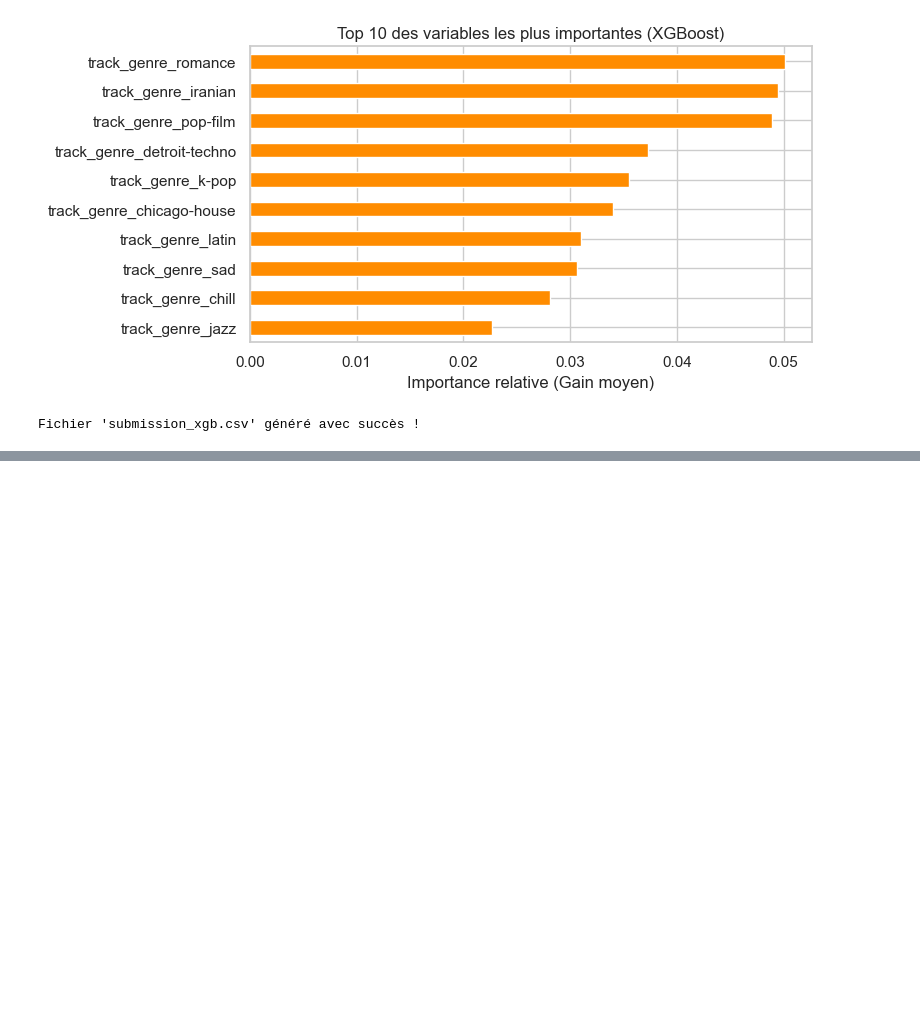
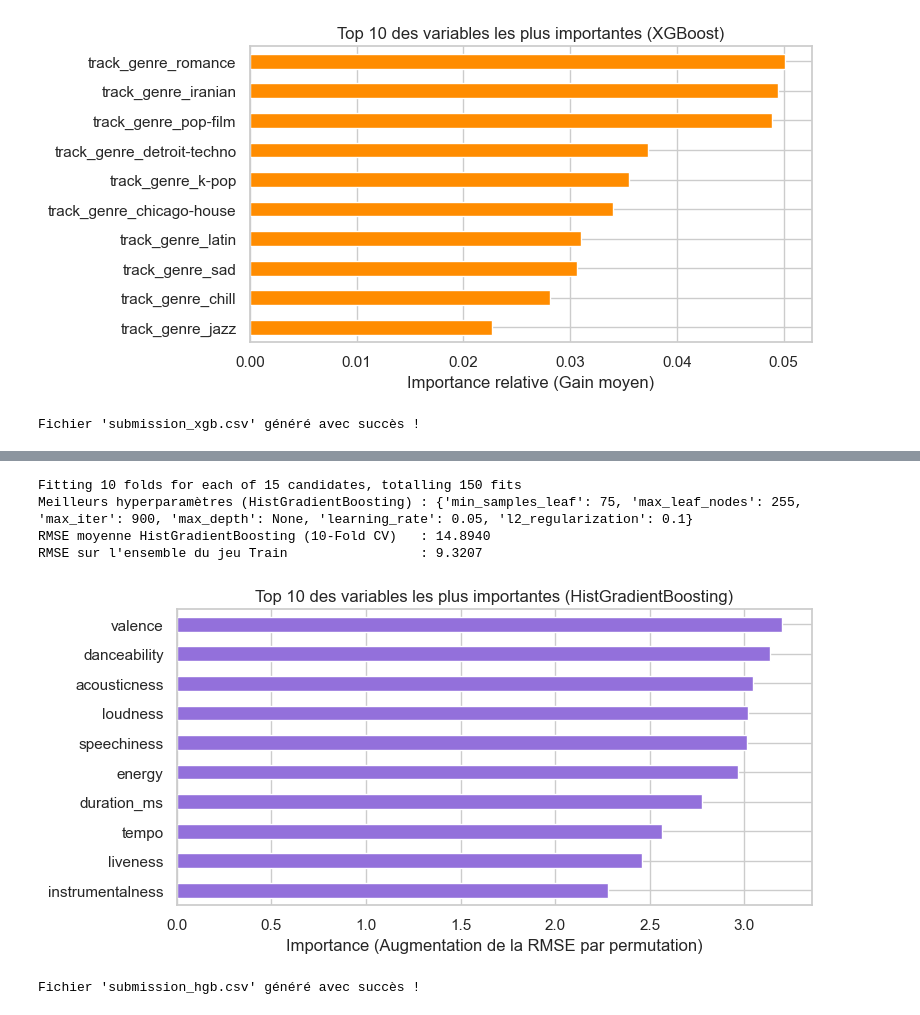
Before and after one commit to rmzd200/SpotifyML, a Jupyter notebook: notebooks/prediction_model.ipynb, the cells around one changed output, grey strips where cells are left out. Saved outputs shown, nothing was run; the diff lists cells and outputs as text; code cells hidden in the pictures; blank space fills up the shorter version.

```diff
--- a/notebooks/prediction_model.ipynb
+++ b/notebooks/prediction_model.ipynb
@@ -429,0 +440,80 @@ Fichier 'submission_xgb.csv' généré avec succès !
+# %%
+from sklearn.ensemble import HistGradientBoostingRegressor
+from sklearn.inspection import permutation_importance
+
+kf = KFold(n_splits=10, shuffle=True, random_state=42)
+param_dist_hgb = {
+    'max_iter': [800, 900, 1000],          # Équivalent de n_estimators
+    'learning_rate': [0.03, 0.05, 0.1],
+    'max_leaf_nodes': [31, 63, 127, 255], # Contrôle la complexité de chaque arbre (leaf-wise)
+    'max_depth': [None, 10, 15, 20],
+    'min_samples_leaf': [50, 75, 100],  # Nombre minimum d'échantillons par feuille
+    'l2_regularization': [0.0, 0.1, 0.2]  # Régularisation L2 sur les feuilles
+}
+
+# 2. Initialisation du modèle
+hgb = HistGradientBoostingRegressor(random_state=42)
+
+# 3. Recherche aléatoire sur les mêmes 10 plis (kf)
+search_hgb = RandomizedSearchCV(
+    estimator=hgb,
+    param_distributions=param_dist_hgb,
+    n_iter=15,
+    scoring='neg_root_mean_squared_error',
+    cv=kf,
+    random_state=42,
+    n_jobs=-1,
+    verbose=1
+)
+
+search_hgb.fit(X_train, y_train)
+
+# 4. Récupération du meilleur modèle et des scores RMSE
+best_hgb = search_hgb.best_estimator_
+best_hgb_rmse = -search_hgb.best_score_
+rmse_train_hgb = root_mean_squared_error(y_train, best_hgb.predict(X_train))
+
+print("Meilleurs hyperparamètres (HistGradientBoosting) :", search_hgb.best_params_)
+print(f"RMSE moyenne HistGradientBoosting (10-Fold CV)   : {best_hgb_rmse:.4f}")
+print(f"RMSE sur l'ensemble du jeu Train                 : {rmse_train_hgb:.4f}")
+# %% [output]
+Fitting 10 folds for each of 15 candidates, totalling 150 fits
+Meilleurs hyperparamètres (HistGradientBoosting) : {'min_samples_leaf': 75, 'max_leaf_nodes': 255, 'max_iter': 900, 'max_depth': None, 'learning_rate': 0.05, 'l2_regularization': 0.1}
+RMSE moyenne HistGradientBoosting (10-Fold CV)   : 14.8940
+RMSE sur l'ensemble du jeu Train                 : 9.3207
+# %%
+# Calcul de l'importance des variables par permutation (sur un échantillon de 5000 lignes pour la rapidité)
+X_sample = X_train.sample(n=5000, random_state=42)
+y_sample = y_train.loc[X_sample.index]
+
+perm_imp = permutation_importance(
+    best_hgb, X_sample, y_sample,
+    scoring='neg_root_mean_squared_error',
+    n_repeats=5,
+    random_state=42,
+    n_jobs=-1
+)
+
+# Affichage du Top 10 des variables les plus importantes
+hgb_importances = pd.Series(perm_imp.importances_mean, index=X_train.columns)
+top_10_hgb = hgb_importances.sort_values(ascending=True).tail(10)
+
+plt.figure(figsize=(8, 4))
+top_10_hgb.plot(kind='barh', color='mediumpurple')
+plt.title("Top 10 des variables les plus importantes (HistGradientBoosting)")
+plt.xlabel("Importance (Augmentation de la RMSE par permutation)")
+plt.tight_layout()
+plt.show()
+
+# Génération des prédictions sur le jeu de test (clippées entre 0 et 100)
+y_pred_hgb = np.clip(best_hgb.predict(X_test), 0, 100)
+
+submission_hgb = pd.DataFrame({
+    'id': test_ids,
+    'popularity': y_pred_hgb
+})
+submission_hgb.to_csv('submission_hgb.csv', index=False)
+print("Fichier 'submission_hgb.csv' généré avec succès !")
+# %% [output]
+[figure, added]
+Fichier 'submission_hgb.csv' généré avec succès !
```
Also changed, not shown: parts of 6 cells of this notebook, 2 other files.
